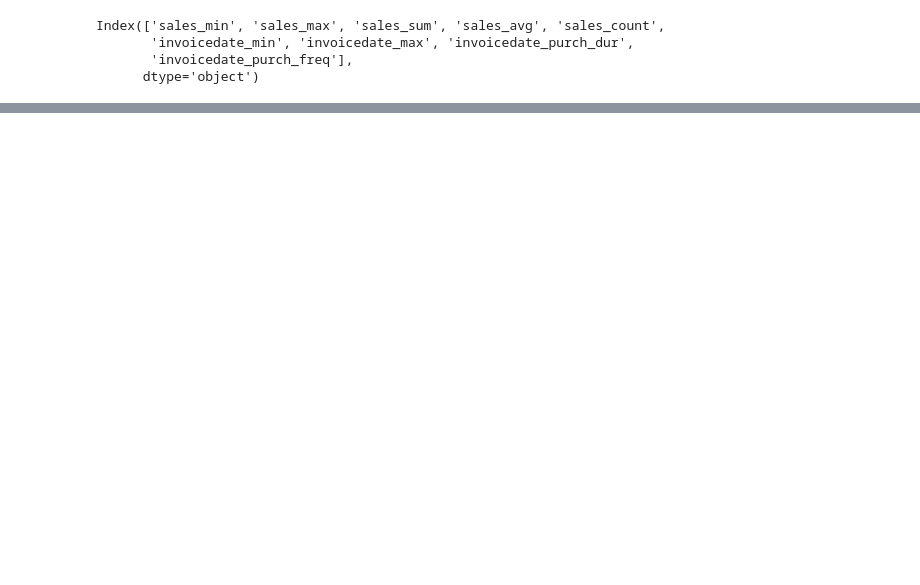
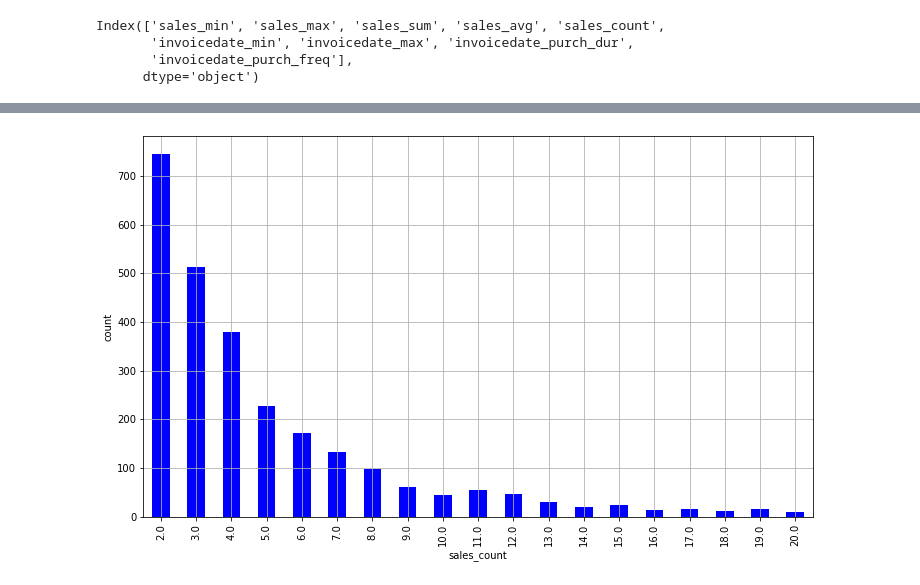
Before and after one commit to Zielzor/Customer-Lifetime-Value, a Jupyter notebook: Customer Lifetime Value Analysis.ipynb, the cells around one changed output, grey strips where cells are left out. Drawn from its saved outputs; the diff is of its cells as text; code cells hidden in the pictures; blank space fills up the shorter version.

```diff
--- a/Customer Lifetime Value Analysis.ipynb
+++ b/Customer Lifetime Value Analysis.ipynb
@@ -97,0 +121,4 @@ Index(['sales_min', 'sales_max', 'sales_sum', 'sales_avg', 'sales_count',
+# %%
+#Purchase duration with 0 value indicate that it was only a single purchase.
+summary = summary.loc[summary["invoicedate_purch_dur"] > 0]
+summary
@@ -97,0 +140,12 @@ Index(['sales_min', 'sales_max', 'sales_sum', 'sales_avg', 'sales_count',
+# %%
+ax = summary.groupby("sales_count").count().sales_avg[:20].plot(
+kind='bar',
+color = "blue",
+figsize = (12,7),
+grid=True
+)
+
+ax.set_ylabel('count')
+plt.show()
+# %% [output]
+[figure, added]
```
Also changed, not shown: parts of 35 cells of this notebook.
